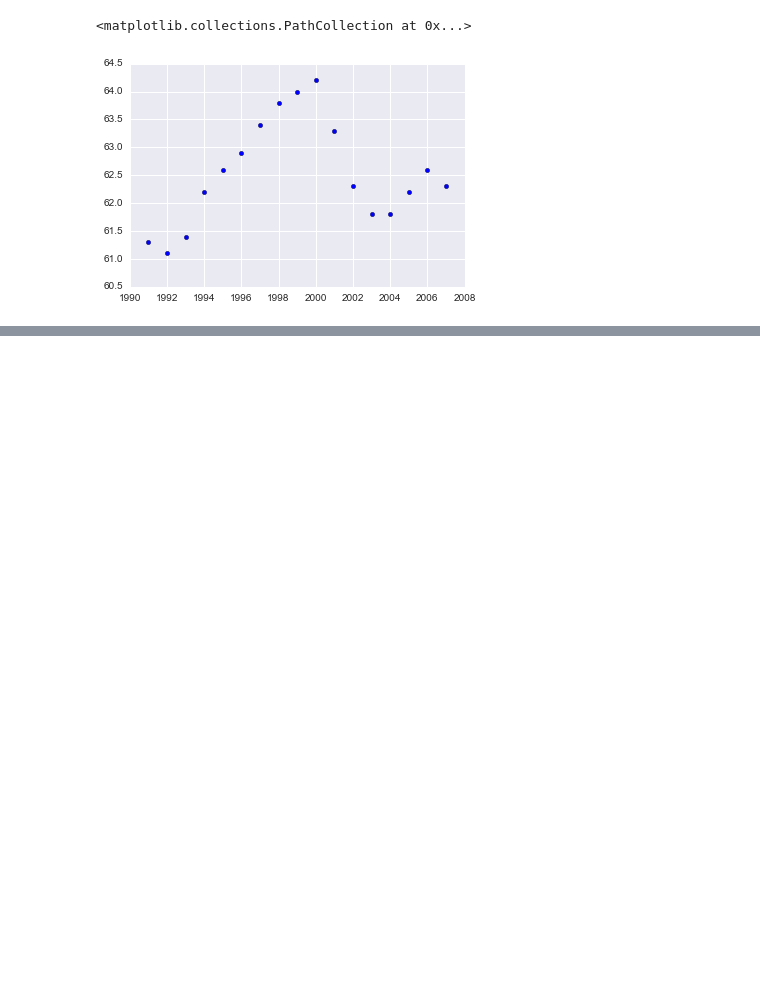
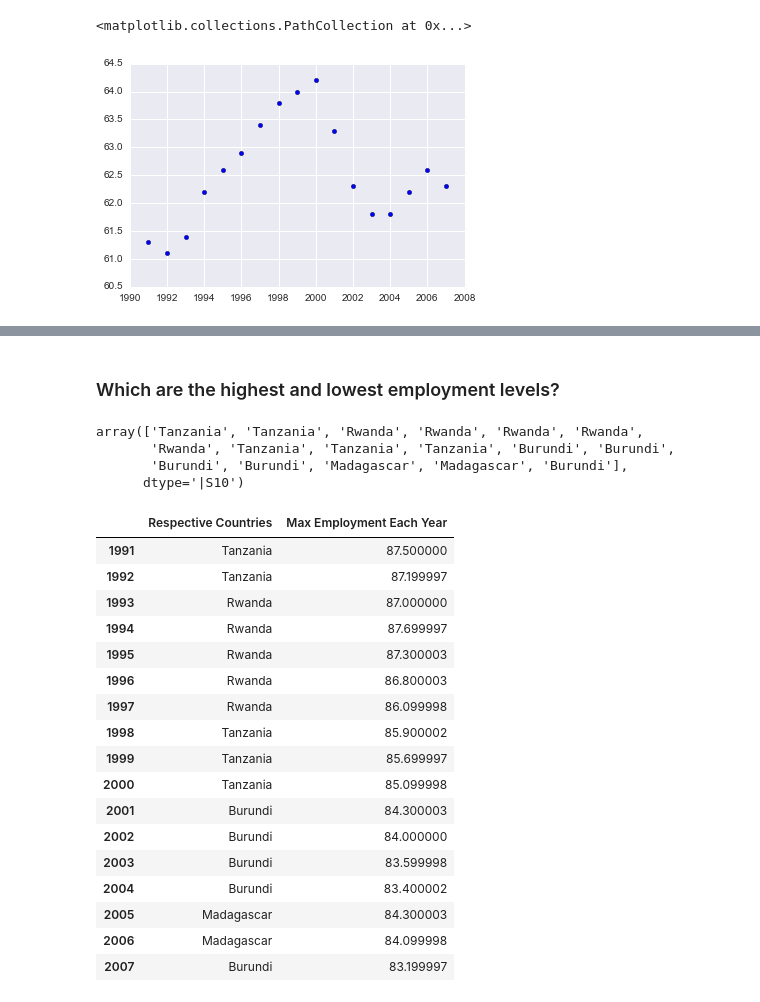
Before and after one commit to Anish-kr/Python_projects, a Jupyter notebook: Gapminder.ipynb, the cells around one changed output, grey strips where cells are left out. Drawn from its saved outputs; the diff is of its cells as text; code cells hidden in the pictures; blank space fills up the shorter version.

```diff
--- a/Gapminder.ipynb
+++ b/Gapminder.ipynb
@@ -145,0 +163,33 @@ Thus it appears like employment for U.S. increased from the year 1992 to 2000. A
+# %% [markdown]
+### Which are the highest and lowest employment levels?
+# %%
+##Year_wise max-values are as follows
+employment_rate.apply(argmax).values.astype(str)
+# %% [output]
+array(['Tanzania', 'Tanzania', 'Rwanda', 'Rwanda', 'Rwanda', 'Rwanda',
+       'Rwanda', 'Tanzania', 'Tanzania', 'Tanzania', 'Burundi', 'Burundi',
+       'Burundi', 'Burundi', 'Madagascar', 'Madagascar', 'Burundi'],
+      dtype='|S10')
+# %%
+employment_level_variation=pd.DataFrame({ "Max Employment Each Year":employment_rate.max(),
+    " Respective Countries" :employment_rate.apply(argmax)})
+employment_level_variation
+# %% [output]
+|  | Respective Countries | Max Employment Each Year |
+| 1991 | Tanzania | 87.500000 |
+| 1992 | Tanzania | 87.199997 |
+| 1993 | Rwanda | 87.000000 |
+| 1994 | Rwanda | 87.699997 |
+| 1995 | Rwanda | 87.300003 |
+| 1996 | Rwanda | 86.800003 |
+| 1997 | Rwanda | 86.099998 |
+| 1998 | Tanzania | 85.900002 |
+| 1999 | Tanzania | 85.699997 |
+| 2000 | Tanzania | 85.099998 |
+| 2001 | Burundi | 84.300003 |
+| 2002 | Burundi | 84.000000 |
+| 2003 | Burundi | 83.599998 |
+| 2004 | Burundi | 83.400002 |
+| 2005 | Madagascar | 84.300003 |
+| 2006 | Madagascar | 84.099998 |
+| 2007 | Burundi | 83.199997 |
```
Also changed, not shown: parts of 7 cells of this notebook.
